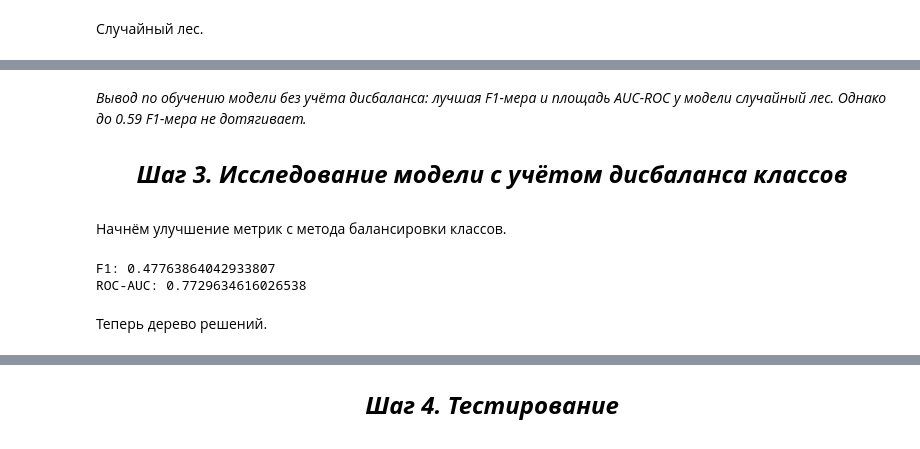
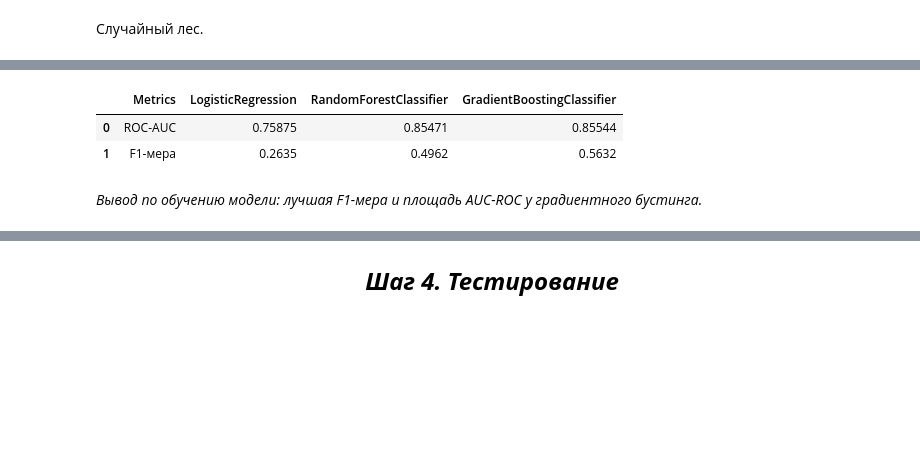
Before and after one commit to NatalyaKrotova/DS-Learning-projects, a Jupyter notebook: Customer_churn/customer_churn.ipynb, the cells around one changed output, grey strips where cells are left out. Cells and saved outputs as stored; diff of their text form; code cells hidden in the pictures; blank space fills up the shorter version.

Commit message:
Added Time_Series and changed customer_churn

```diff
--- a/Customer_churn/customer_churn.ipynb
+++ b/Customer_churn/customer_churn.ipynb
@@ -279,0 +237,30 @@ Wall time: 11min 2s
+# %%
+model_gb = GradientBoostingClassifier(random_state=96)
+pipline_gb = make_pipeline(col_transformer, model_gb)
+
+param_grid_gb = {
+    'gradientboostingclassifier__n_estimators': range(50, 251, 50),
+    'gradientboostingclassifier__max_depth': range(2, 15),
+    'gradientboostingclassifier__min_samples_split': (2, 3, 4),
+    'gradientboostingclassifier__min_samples_leaf': (1, 2, 3, 4)
+}
+
+metrics = ['f1', 'roc_auc']
+
+gs_gb = RandomizedSearchCV(
+    pipline_gb,
+    param_distributions=param_grid_gb,
+    scoring=metrics,
+    refit='roc_auc',
+    n_jobs=-1,
+    verbose=10,
+    error_score='raise',
+    cv = 4,
+    random_state=RANDOM_STATE)
+
+gs_gb.fit(features_train, target_train)
+results_gb = gs_gb.cv_results_
+
+print('AUC-ROC on VALID:', '%.4f' %gs_gb.best_score_)
+print('F1 on VALID:', '%.4f' %results_gb['mean_test_f1'].mean())
+print(pd.Series(gs_gb.best_params_))
@@ -280,20 +285,14 @@ Wall time: 11min 2s
+# %%
+metrics = {'Metrics': ['ROC-AUC', 'F1-мера'],
+           'LogisticRegression': ['%.5f' %search_lr.best_score_, '%.4f' %results_lr['mean_test_f1'].mean()],
+           'RandomForestClassifier': ['%.5f' %search_rf.best_score_, '%.4f' %results_rf['mean_test_f1'].mean()],
+           'GradientBoostingClassifier': ['%.5f' %gs_gb.best_score_, '%.4f' %results_gb['mean_test_f1'].mean()]
+        }
+metrics_final = pd.DataFrame(data=metrics)
+metrics_final
+# %% [output]
+|  | Metrics | LogisticRegression | RandomForestClassifier | GradientBoostingClassifier |
+| 0 | ROC-AUC | 0.75875 | 0.85471 | 0.85544 |
+| 1 | F1-мера | 0.2635 | 0.4962 | 0.5632 |
 # %% [markdown]
-*Вывод по обучению модели без учёта дисбаланса: лучшая F1-мера и площадь AUC-ROC у модели случайный лес. Однако до 0.59 F1-мера не дотягивает.*
+*Вывод по обучению модели: лучшая F1-мера и площадь AUC-ROC у градиентного бустинга.*
-# %% [markdown]
-<font size="5"><p style="text-align:center"><b> ***Шаг 3. Исследование модели с учётом дисбаланса классов*** </b></p></font>
-# %% [markdown]
-Начнём улучшение метрик с метода балансировки классов.
-# %%
-model = LogisticRegression(random_state=12345, solver='liblinear', class_weight='balanced')
-model.fit(features_train, target_train)
-predicted_valid = model.predict(features_valid)
-print("F1:", f1_score(target_valid, predicted_valid))
-
-probabilities_valid = model.predict_proba(features_valid)
-probabilities_one_valid = probabilities_valid[:, 1]
-print('ROC-AUC:', roc_auc_score(target_valid, probabilities_one_valid))
-# %% [output]
-F1: 0.47763864042933807
-ROC-AUC: 0.7729634616026538
-# %% [markdown]
-Теперь дерево решений.
```
Also changed, not shown: parts of 54 cells of this notebook, 1 other file.
